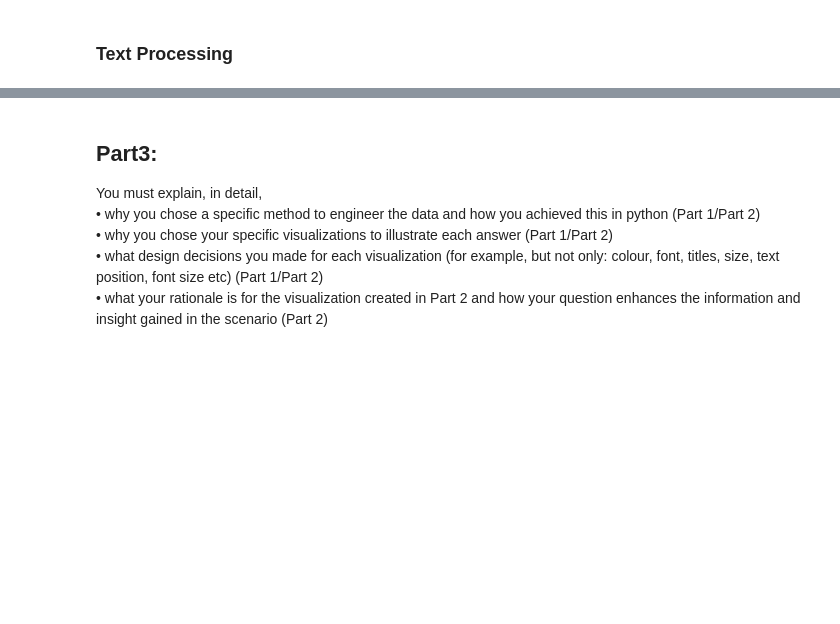
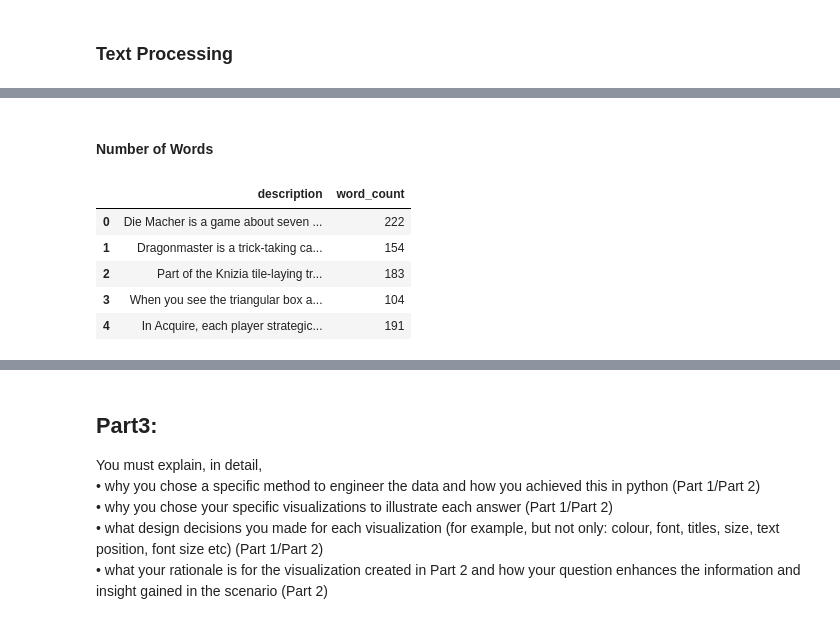
Before and after one commit to FJGM2023015/CA1_DVis_HDip_Lvl8-, a Jupyter notebook: Francisco_Gorigoitia_DVisHDip_CA1.ipynb, the cells around one changed output, grey strips where cells are left out. Saved outputs shown, nothing was run; the diff lists cells and outputs as text; code cells hidden in the pictures; blank space fills up the shorter version.

```diff
--- a/Francisco_Gorigoitia_DVisHDip_CA1.ipynb
+++ b/Francisco_Gorigoitia_DVisHDip_CA1.ipynb
@@ -1303,7 +1303,3 @@ Después de "year_published", las columnas que tienen la mayor correlación con
 Estas correlaciones brindan una visión más amplia de las características de los juegos que pueden influir en su calificación promedio. Sin embargo, siempre es importante recordar que la correlación no implica causalidad, y estas relaciones deben interpretarse con cautela.
 # %% [markdown]
 ### Text Processing
-# %%
-# Lower case
-df_games["description"] = df_games["description"].apply(lambda x: " ".join(x.lower() for x in x.split()))
-df_games["description"].head()
@@ -1316,0 +1330,13 @@ Name: description, dtype: object
+# %% [markdown]
+#### Number of Words
+# %%
+# Number of Words
+df_games['word_count'] = df_games["description"].apply(lambda x: len(str(x).split(" ")))
+df_games[["description",'word_count']].head()
+# %% [output]
+|  | description | word_count |
+| 0 | Die Macher is a game about seven ... | 222 |
+| 1 | Dragonmaster is a trick-taking ca... | 154 |
+| 2 | Part of the Knizia tile-laying tr... | 183 |
+| 3 | When you see the triangular box a... | 104 |
+| 4 | In Acquire, each player strategic... | 191 |
```
Also changed, not shown: parts of 9 cells of this notebook.
